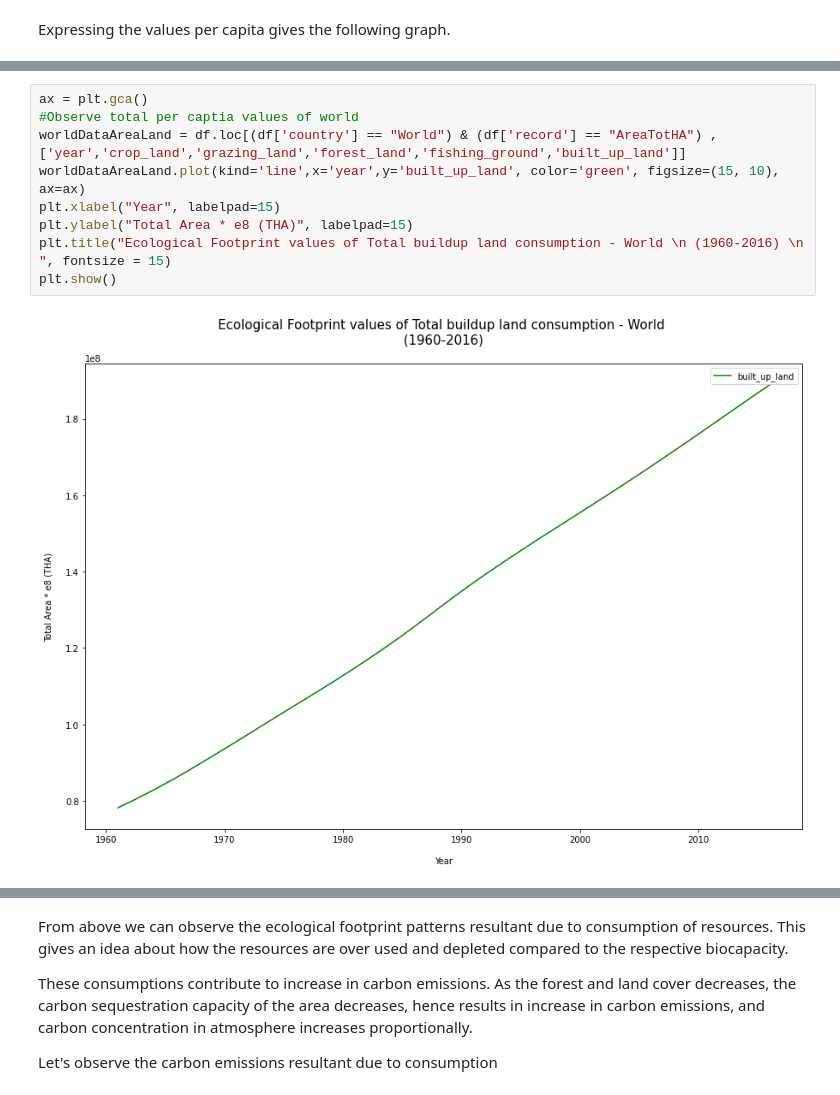
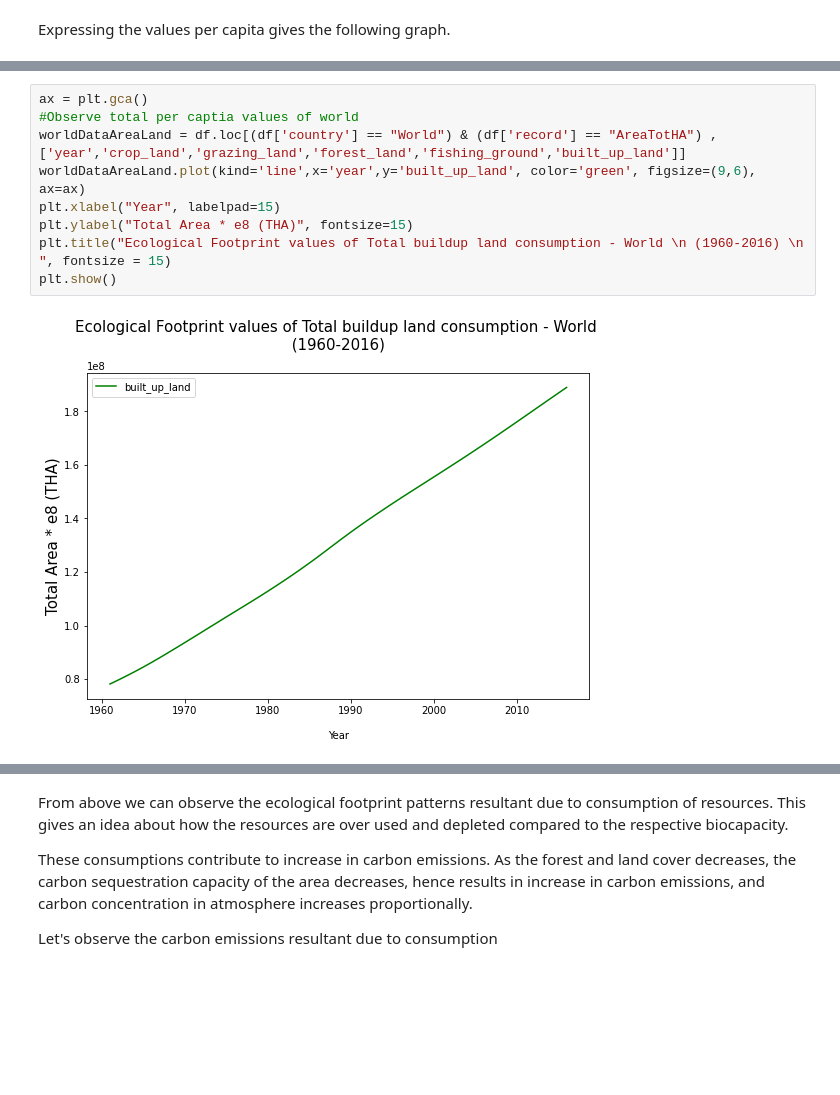
Before and after one commit to ganeshXb/Carbon-Emissions-Ecological-Footprint-Research, a Jupyter notebook: Notebooks/Ecological-Footprint-Biocapacity-EDA.ipynb, the cells around one changed output, grey strips where cells are left out. Drawn from its saved outputs; the diff is of its cells as text; blank space fills up the shorter version.

```diff
--- a/Notebooks/Ecological-Footprint-Biocapacity-EDA.ipynb
+++ b/Notebooks/Ecological-Footprint-Biocapacity-EDA.ipynb
@@ -540,14 +581,14 @@ plt.show()
 # %%
 ax = plt.gca()
 #Observe total per captia values of world
 worldDataAreaLand = df.loc[(df['country'] == "World") & (df['record'] == "AreaTotHA") ,['year','crop_land','grazing_land','forest_land','fishing_ground','built_up_land']]
-worldDataAreaLand.plot(kind='line',x='year',y='built_up_land', color='green', figsize=(15, 10), ax=ax)
+worldDataAreaLand.plot(kind='line',x='year',y='built_up_land', color='green', figsize=(9,6), ax=ax)
 plt.xlabel("Year", labelpad=15)
-plt.ylabel("Total Area * e8 (THA)", labelpad=15)
+plt.ylabel("Total Area * e8 (THA)", fontsize=15)
 plt.title("Ecological Footprint values of Total buildup land consumption - World \n (1960-2016) \n ", fontsize = 15)
 plt.show()
 # %% [output]
-[figure, old version]
+[figure, new version]
 # %%
 ax = plt.gca()
 #Observe total per captia values of India
```
Also changed, not shown: parts of 13 cells of this notebook.
